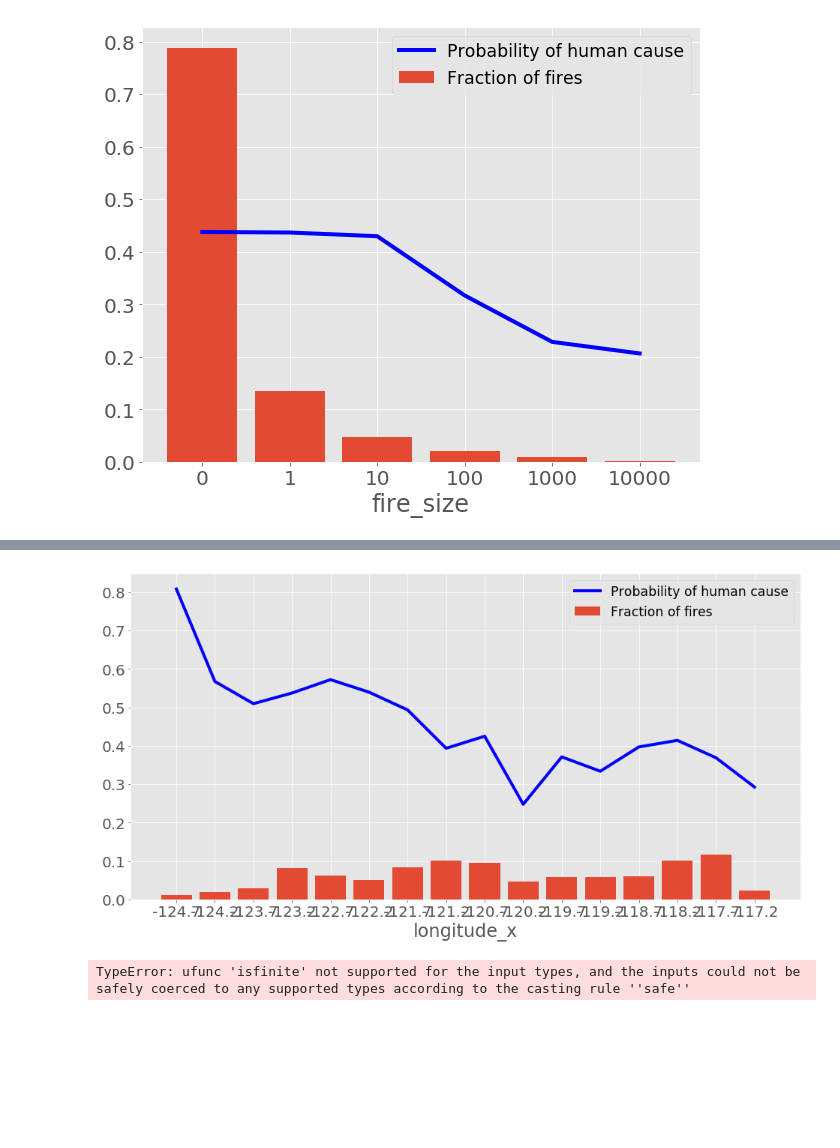
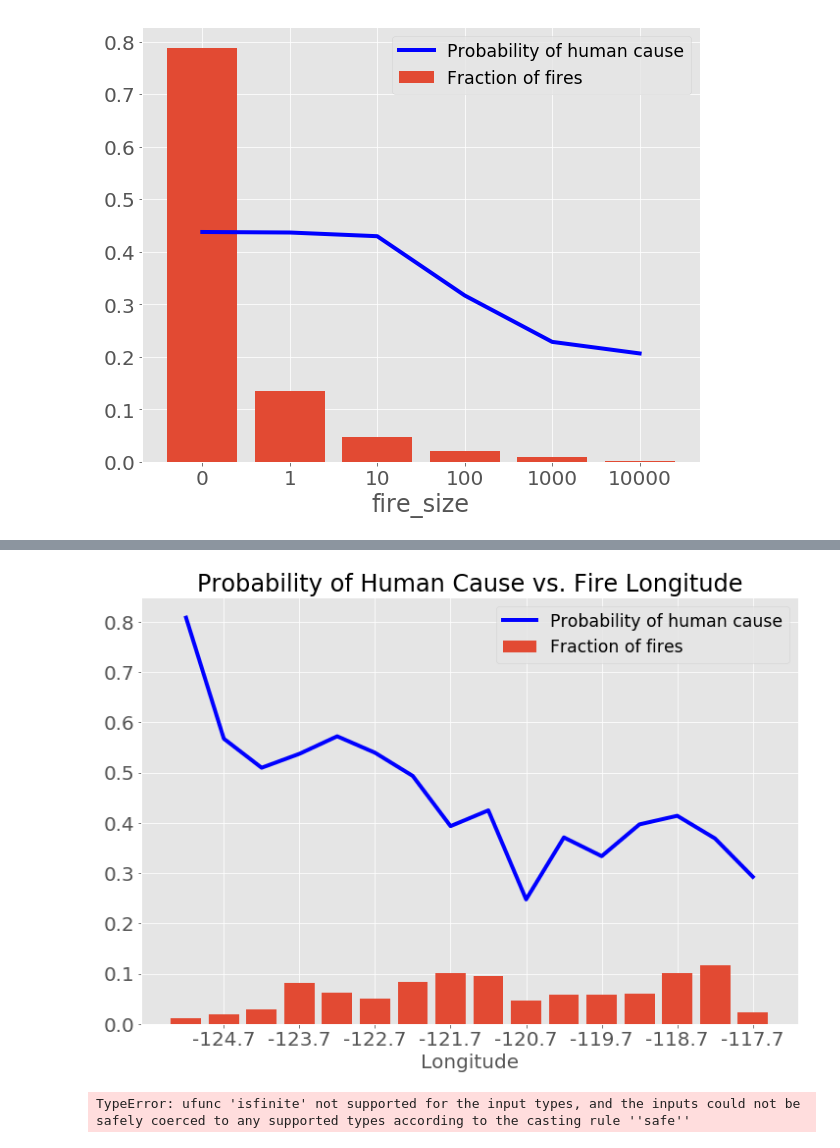
Before and after one commit to magstewart/wildfire-project, a Jupyter notebook: Wildfires_EDA.ipynb, the cells around one changed output, grey strips where cells are left out. Saved outputs shown, nothing was run; the diff lists cells and outputs as text; code cells hidden in the pictures; blank space fills up the shorter version.

```diff
--- a/Wildfires_EDA.ipynb
+++ b/Wildfires_EDA.ipynb
@@ -135,10 +146,16 @@ df['longitude_x'].max()
 # %%
-fig, ax = plt.subplots(figsize=(16,8))
+fig, ax = plt.subplots(figsize=(12,8))
 
 long_bins = np.arange(-124.7,-116.5, 0.5)
 _ = plot.univariate_binned_plot(long_bins,'longitude_x', ax, df)
+
+ax.set_xticks(np.arange(1,len(long_bins), 2))
+ax.set_xticklabels(np.arange(-124.7,-116.5, 1))
+ax.set_title('Probability of Human Cause vs. Fire Longitude', fontsize=24)
+ax.set_xlabel('Longitude', fontsize=20)
+fig.savefig('images/longitude_univariate')
 # %% [output]
-[figure, old version]
+[figure, new version]
 # %%
 # Time series plots
 index = pd.date_range(df["date_start"].min(), df["date_start"].max())
```
Also changed, not shown: parts of 30 cells of this notebook.
